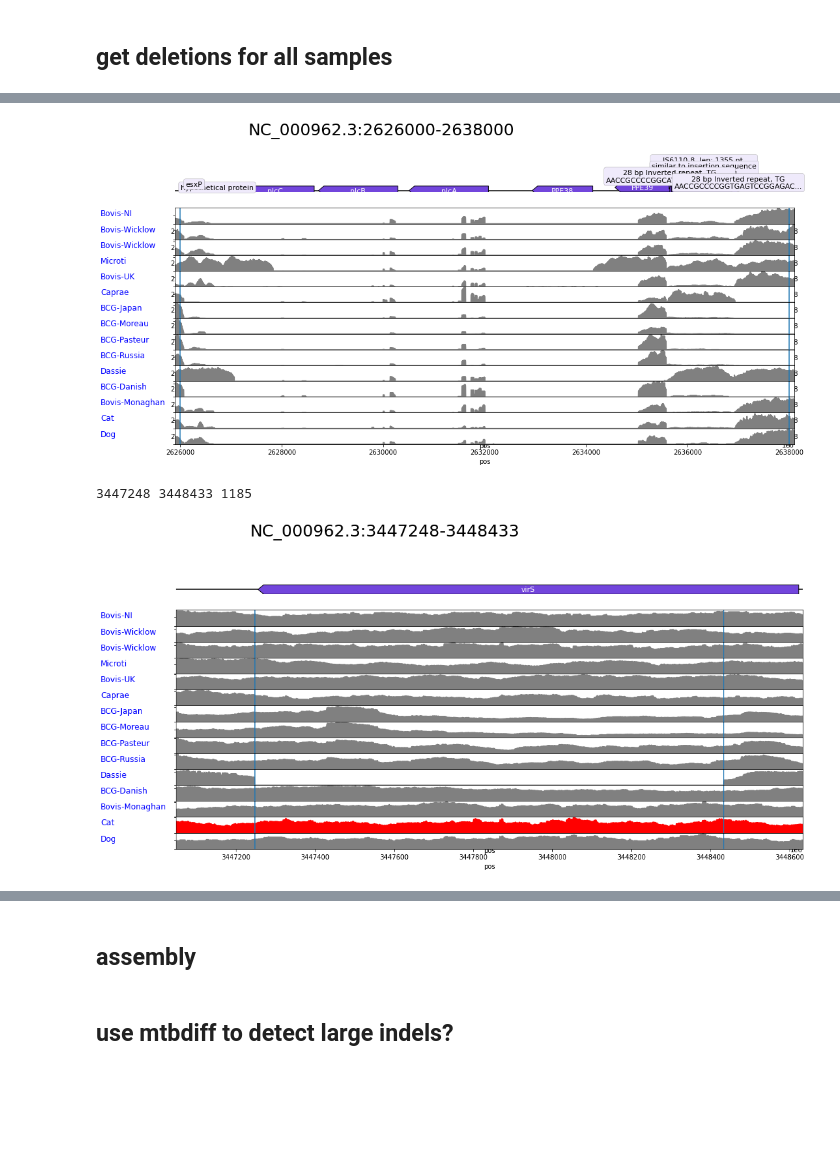
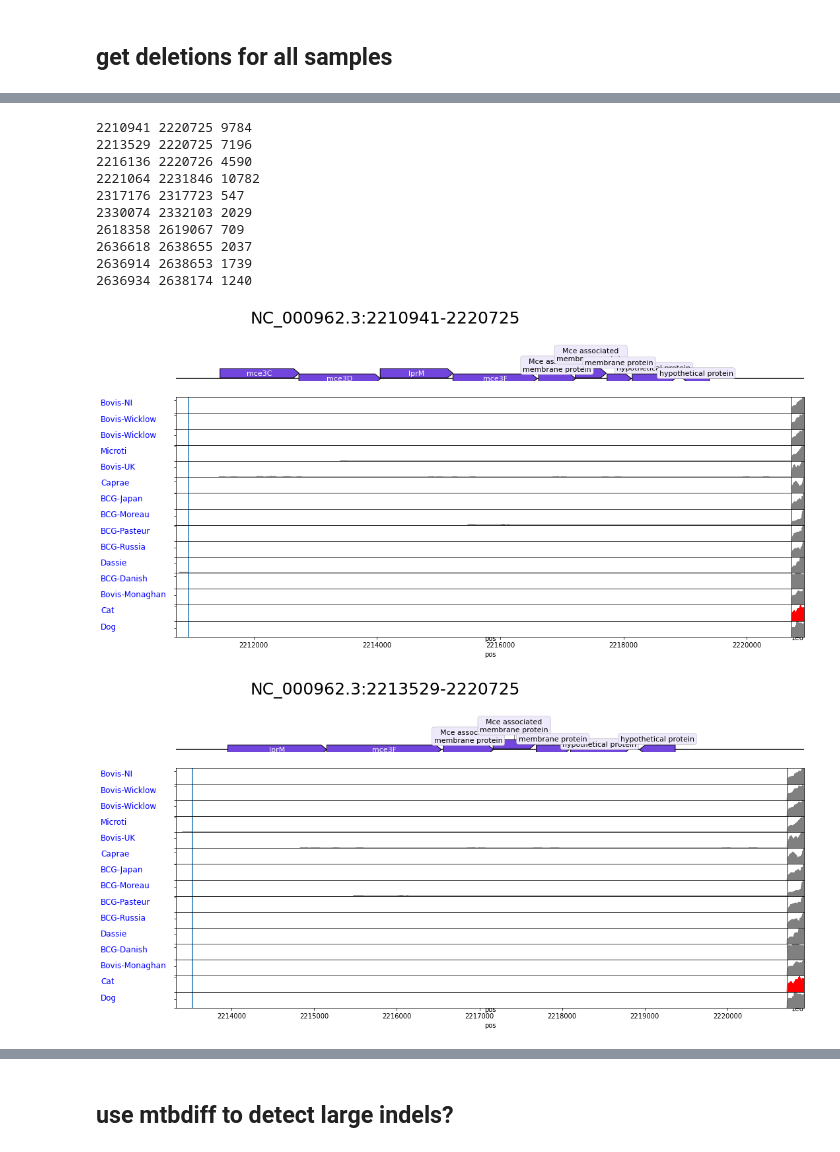
Before and after one commit to dmnfarrell/mtbc_analyses, a Jupyter notebook: bcg_cat/analysis.ipynb, the cells around one changed output, grey strips where cells are left out. Drawn from its saved outputs; the diff is of its cells as text; code cells hidden in the pictures; blank space fills up the shorter version.

```diff
--- a/bcg_cat/analysis.ipynb
+++ b/bcg_cat/analysis.ipynb
@@ -160,11 +153,0 @@ len(rg)
-# %%
-s=1;e=4411532
-regions = []
-for i,r in samples.iterrows():
-    print (r.bam_file)
-    df = rdiff.get_coverage(r.bam_file,'NC_000962.3',s,e,app.mtb_genome,minq=0,n_cores=12)
-    ss = detect_deletions(df, thresh=0)
-    ss['name'] = r.strain
-    regions.append(ss)
-regions = pd.concat(regions)
-regions.to_csv('deletion_regions.csv',index=False)
@@ -224,9 +153,0 @@ get_proteins_region(338228, 342931)
-# %%
-#make mask bed file
-g=tools.genbank_to_dataframe(app.mtb_gb)
-g['length'] = g.end-g.start
-g['gene'] = g.gene.fillna('')
-g=g[(g.feat_type=='repeat_region')] #(g.gene.str.contains('PE_PGRS') | g.gene.str.contains('PPE'))
-for i,r in g.iterrows():
-    if r.length>100:
-        print ('NC_000962.3','\t', r.start, '\t', r.end)
@@ -256,6 +177,6 @@ regions = filter_regions(regions)
 # %%
-res=regions[regions.length>300]
-X=pd.pivot_table(res,index=['group','proteins'],columns='name',values='length').fillna(0)
+res=regions1[regions1.length>500]
+X=pd.pivot_table(res,index=['group','genes'],columns='name',values='length').fillna(0)
 #X=X.clip(0,1)
 #X=X[X.sum(1)>2]
 sns.clustermap(X,cmap='Blues',row_cluster=False,yticklabels=True,lw=1,linecolor='.8',figsize=(10,15))
@@ -265,20 +186,26 @@ sns.clustermap(X,cmap='Blues',row_cluster=False,yticklabels=True,lw=1,linecolor=
 # %%
 reload(rdiff)
 s=4339000;e=4390000
-s=2618358;e=s+3000
-s=2626000;e=s+12000
 rdiff.show_coverage(samples,'NC_000962.3',s,e,app.mtb_genome,app.mtb_gb, minq=0,
                       labelcol='strain',margin=100)
-# %% [output]
-[figure, removed]
 # %%
 reload(rdiff)
-for i,g in list(res.groupby('group'))[50:51]:
+for i,g in list(res.groupby('group'))[20:30]:
     r=g.iloc[0]
     #print (g)
     print (r.start,r.end,r.length)
     rdiff.show_coverage(samples,'NC_000962.3',r.start,r.end,app.mtb_genome,app.mtb_gb,minq=0,
                        colors={'cat-003488':'red'},labelcol='strain',margin=200)
 # %% [output]
-3447248 3448433 1185
+2210941 2220725 9784
+2213529 2220725 7196
+2216136 2220726 4590
+2221064 2231846 10782
+2317176 2317723 547
+2330074 2332103 2029
+2618358 2619067 709
+2636618 2638655 2037
+2636914 2638653 1739
+2636934 2638174 1240
-[figure, old version]
+[figure, new version]
+[figure, added]
@@ -285,5 +220,3 @@ for i,g in list(res.groupby('group'))[50:51]:
-# %% [markdown]
-## assembly
 # %%
 def spades(f1,f2,out,threads=12):
     cmd = 'spades --pe1-1 {f1} --pe1-2 {f2} --careful -t {t} -o {o}'.format(f1=f1,f2=f2,o=out,t=threads)
```
Also changed, not shown: parts of 13 cells of this notebook, 2 other files.
